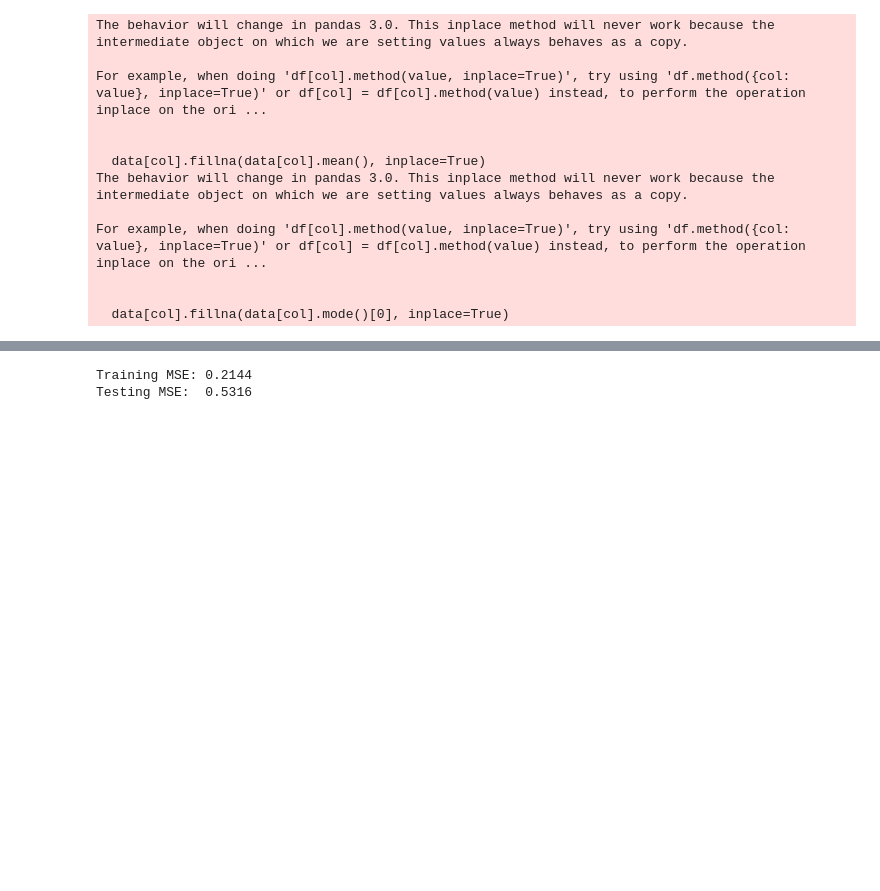
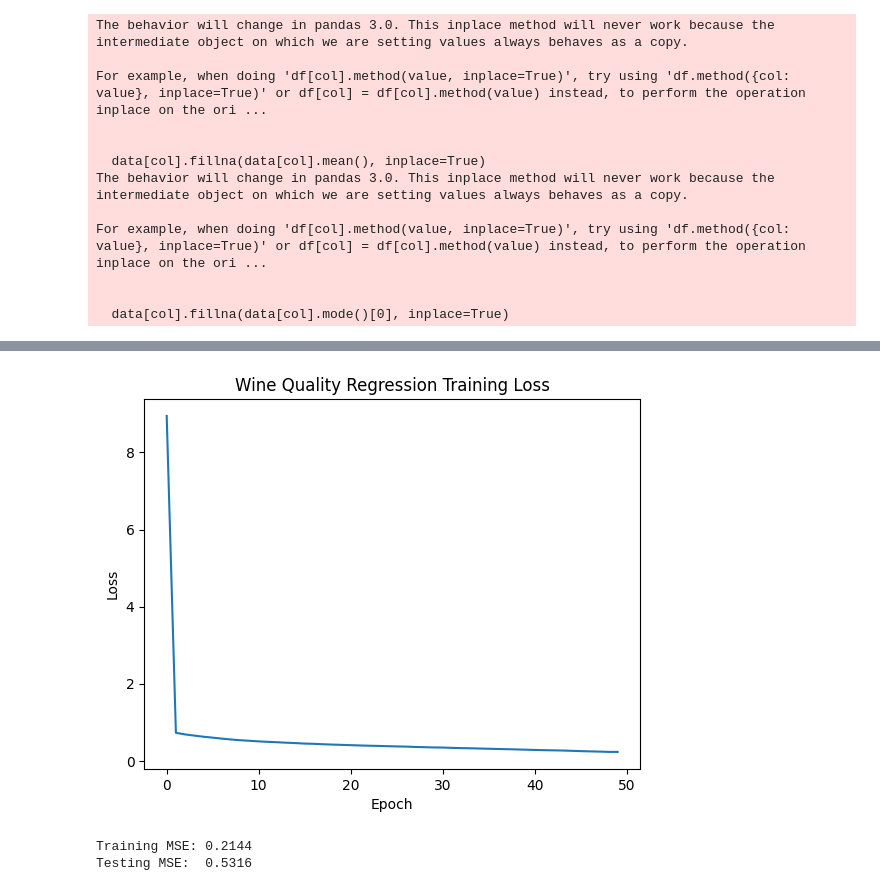
Before and after one commit to hcolquho/hcolquho_AISE3010_Assignment1, a Jupyter notebook: main.ipynb, the cells around one changed output, grey strips where cells are left out. Drawn from its saved outputs; the diff is of its cells as text; code cells hidden in the pictures; blank space fills up the shorter version.

```diff
--- a/main.ipynb
+++ b/main.ipynb
@@ -157,6 +165,6 @@ wine_mlp = MLP([
 loss_fn = MSELoss()
 optimizer = SGDMOptimiser(lr=0.0005, momentum=0.9)
 # %%
-# Train the model
-train_model(wine_mlp, X_train, y_train, loss_fn, optimizer, epochs=50, batch_size=64)
+# Train the model and save the loss history
+wine_loss_history = train_model(wine_mlp, X_train, y_train, loss_fn, optimizer, epochs=50, batch_size=64)
 # %% [output]
@@ -169,3 +177,13 @@ Epoch 50/50, Loss: 18.9972
+# %%
+# Plot loss vs. epoch for model training
+plt.figure()
+plt.plot(wine_loss_history)
+plt.xlabel("Epoch")
+plt.ylabel("Loss")
+plt.title("Wine Quality Regression Training Loss")
+plt.show()
+# %% [output]
+[figure, added]
 # %%
 # Evaluate regression model performance using MSE
 train_mse = mse(wine_mlp, X_train, y_train)
```
Also changed, not shown: parts of 6 cells of this notebook, 4 other files.
